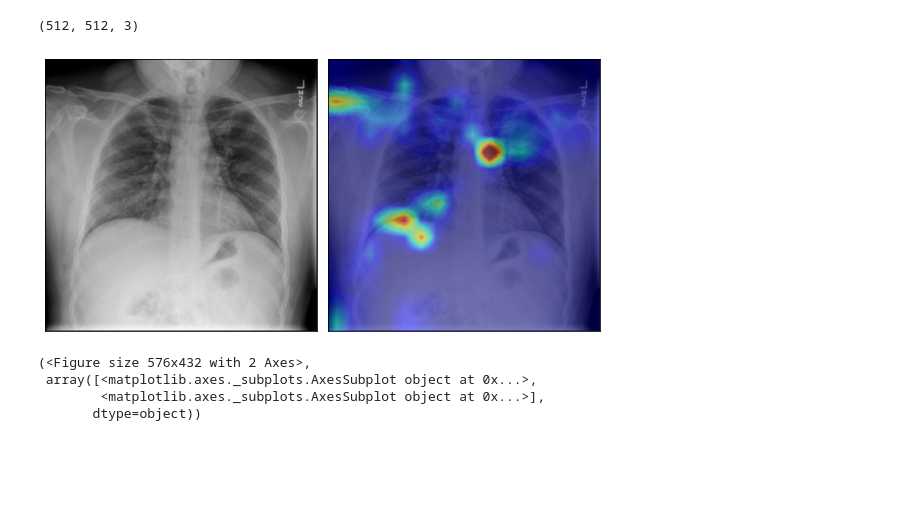
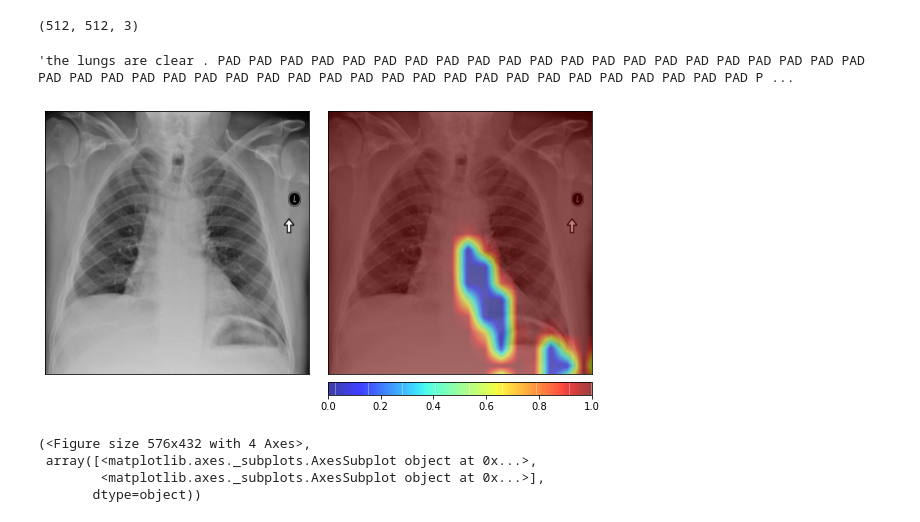
Before and after one commit to pdpino/medical-ai, a Jupyter notebook: medai/notebooks/demo_report_generation.ipynb, the cells around one changed output. Cells and saved outputs as stored; diff of their text form; code cells hidden in the pictures; blank space fills up the shorter version.

```diff
--- a/medai/notebooks/demo_report_generation.ipynb
+++ b/medai/notebooks/demo_report_generation.ipynb
@@ -53,7 +55,7 @@ len(VOCAB)
 # %%
 dataset_kwargs = {
     'max_samples': None,
-    'frontal_only': False,
+    'frontal_only': True,
     'image_size': (512, 512),
     'vocab': VOCAB,
 }
@@ -110,7 +116,7 @@ def eval_sample(compiled_model, image, report,
 
     return original_report, generated_report, tup
 # %%
-idx = 100
+idx = 20
 
 item = train_dataset[idx]
 image = item.image
@@ -125,5 +145,4 @@ the heart size is normal . there is no focal consolidation , pneumothorax , or p
 # %%
-scores = other[1].detach().cpu()
-scores = scores[0]
+scores = other[2].detach().squeeze(0).cpu()
 scores.size()
 # %% [output]
@@ -136,24 +155,29 @@ image_color.shape
 # %% [output]
 (512, 512, 3)
 # %%
-word_idx = 10
-heatmap = scores[word_idx].numpy()
+sentence_idx = 1
+heatmap = scores[sentence_idx].numpy()
 heatmap = gray2rgb(heatmap)
 heatmap = resize(heatmap, image_color.shape)
 heatmap.shape
 # %% [output]
 (512, 512, 3)
+# %%
+report_reader.idx_to_text(out_words[sentence_idx])
+# %% [output]
+'the lungs are clear . PAD PAD PAD PAD PAD PAD PAD PAD PAD PAD PAD PAD PAD PAD PAD PAD PAD PAD PAD PAD PAD PAD PAD PAD PAD PAD PAD PAD PAD PAD PAD PAD PAD PAD PAD PAD PAD PAD PAD PAD PAD PAD PAD PAD P ...
 # %%
 visualization.visualize_image_attr_multiple(heatmap,
                                             image_color,
                                             methods=['original_image',
                                                      'blended_heat_map'],
                                             signs=['all', 'positive'],
                                             cmap='jet',
+                                            show_colorbar=True,
                                            )
 # %% [output]
-[figure, old version]
+[figure, new version]
-(<Figure size 576x432 with 2 Axes>,
+(<Figure size 576x432 with 4 Axes>,
  array([<matplotlib.axes._subplots.AxesSubplot object at 0x...>,
         <matplotlib.axes._subplots.AxesSubplot object at 0x...>],
        dtype=object))
```
Also changed, not shown: parts of 21 cells of this notebook, 2 other files.
